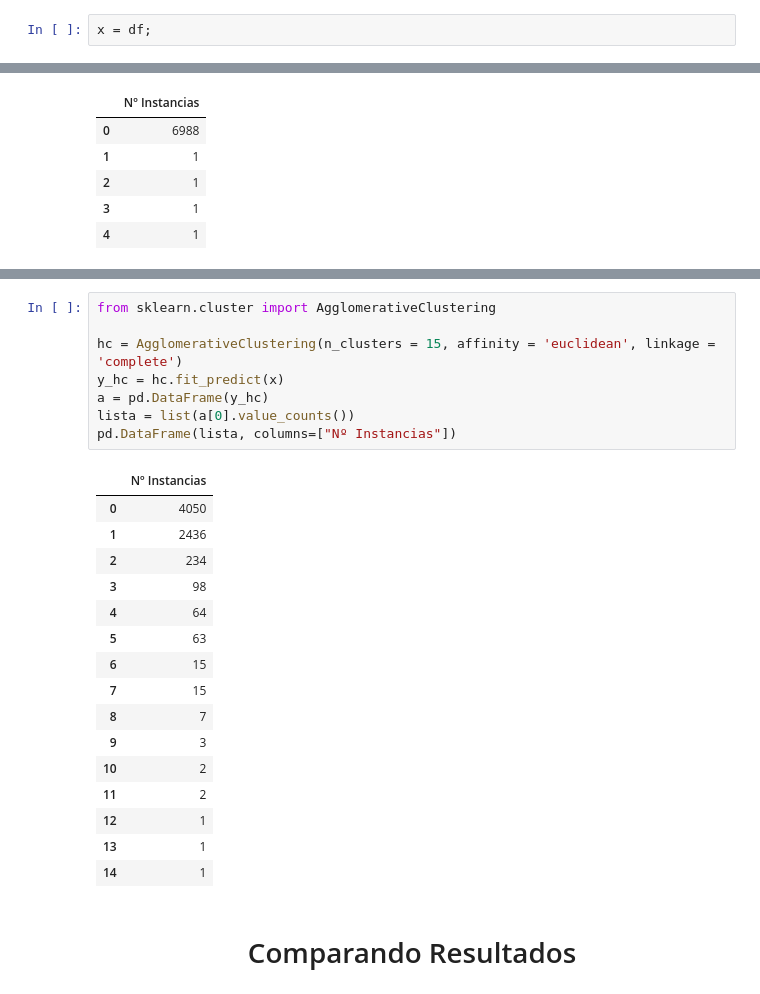
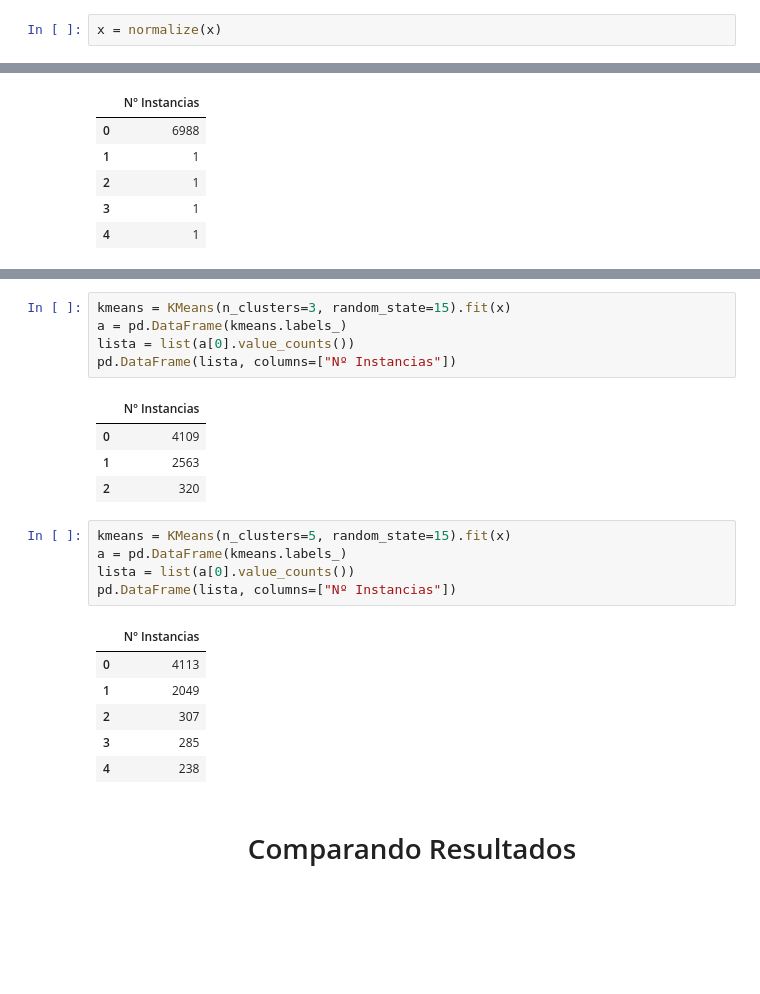
Before and after one commit to thalesmonteiro/Artificial-Intelligence-Test, a Jupyter notebook: Questao3.ipynb, the cells around one changed output, grey strips where cells are left out. Saved outputs shown, nothing was run; the diff lists cells and outputs as text; blank space fills up the shorter version.

```diff
--- a/Questao3.ipynb
+++ b/Questao3.ipynb
@@ -400,5 +295,5 @@ df.head()
-# %%
-x = df;
+# %%
+x = normalize(x)
 # %% [markdown]
 ## Executando Hierárquico com base normalizada
 # %% [markdown]
@@ -478,28 +374,25 @@ pd.DataFrame(lista, columns=["Nº Instancias"])
 # %%
-from sklearn.cluster import AgglomerativeClustering
-
-hc = AgglomerativeClustering(n_clusters = 15, affinity = 'euclidean', linkage = 'complete')
-y_hc = hc.fit_predict(x)
-a = pd.DataFrame(y_hc)
+kmeans = KMeans(n_clusters=3, random_state=15).fit(x)
+a = pd.DataFrame(kmeans.labels_)
 lista = list(a[0].value_counts())
 pd.DataFrame(lista, columns=["Nº Instancias"])
 # %% [output]
 |  | Nº Instancias |
-| 0 | 4050 |
-| 1 | 2436 |
-| 2 | 234 |
-| 3 | 98 |
-| 4 | 64 |
-| 5 | 63 |
-| 6 | 15 |
-| 7 | 15 |
-| 8 | 7 |
-| 9 | 3 |
-| 10 | 2 |
-| 11 | 2 |
-| 12 | 1 |
-| 13 | 1 |
-| 14 | 1 |
+| 0 | 4109 |
+| 1 | 2563 |
+| 2 | 320 |
+# %%
+kmeans = KMeans(n_clusters=5, random_state=15).fit(x)
+a = pd.DataFrame(kmeans.labels_)
+lista = list(a[0].value_counts())
+pd.DataFrame(lista, columns=["Nº Instancias"])
+# %% [output]
+|  | Nº Instancias |
+| 0 | 4113 |
+| 1 | 2049 |
+| 2 | 307 |
+| 3 | 285 |
+| 4 | 238 |
 # %% [markdown]
 # <center> Comparando Resultados </center>
 # %% [markdown]
```
Also changed, not shown: parts of 74 cells of this notebook.
